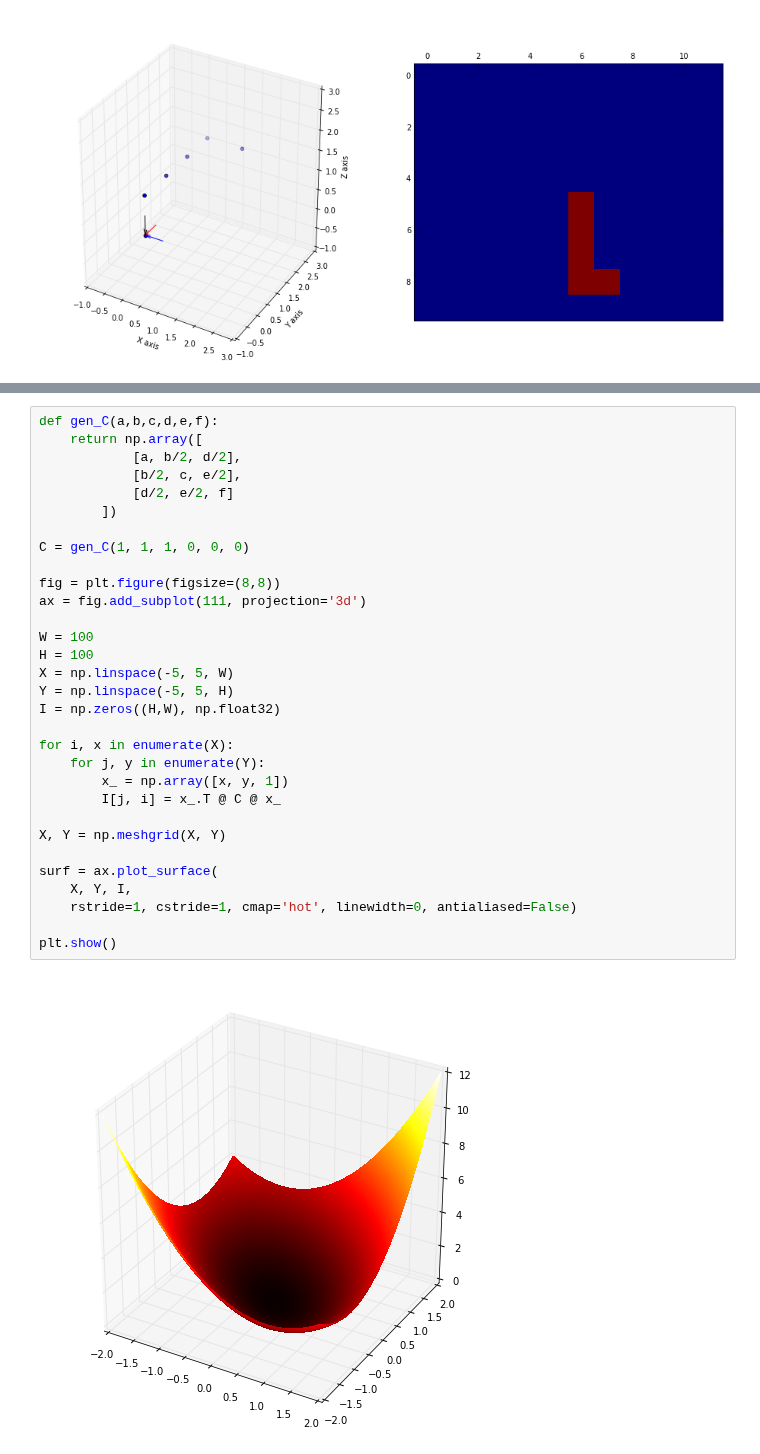
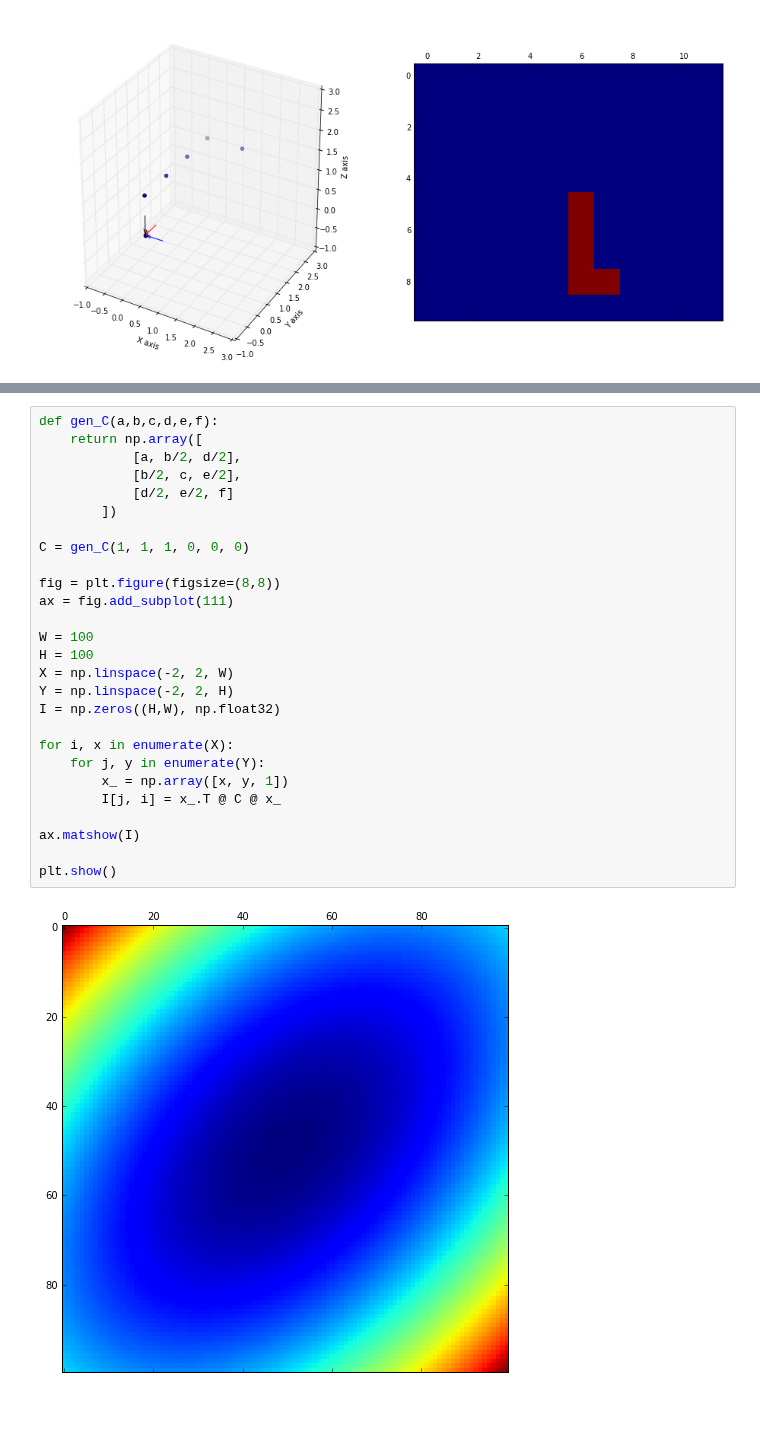
Before and after one commit to justayak/playground, a Jupyter notebook: computer_vision/multiple_view_geometry/multiple_view_geometry.ipynb, the cells around one changed output, grey strips where cells are left out. Saved outputs shown, nothing was run; the diff lists cells and outputs as text; blank space fills up the shorter version.

```diff
--- a/computer_vision/multiple_view_geometry/multiple_view_geometry.ipynb
+++ b/computer_vision/multiple_view_geometry/multiple_view_geometry.ipynb
@@ -232,33 +235,29 @@ $$
 # %%
 def gen_C(a,b,c,d,e,f):
     return np.array([
             [a, b/2, d/2],
             [b/2, c, e/2],
             [d/2, e/2, f]
         ])
 
 C = gen_C(1, 1, 1, 0, 0, 0)
 
 fig = plt.figure(figsize=(8,8))
-ax = fig.add_subplot(111, projection='3d')
+ax = fig.add_subplot(111)
 
 W = 100
 H = 100
-X = np.linspace(-5, 5, W)
-Y = np.linspace(-5, 5, H)
+X = np.linspace(-2, 2, W)
+Y = np.linspace(-2, 2, H)
 I = np.zeros((H,W), np.float32)
 
 for i, x in enumerate(X):
     for j, y in enumerate(Y):
         x_ = np.array([x, y, 1])
         I[j, i] = x_.T @ C @ x_
 
-X, Y = np.meshgrid(X, Y)
-
-surf = ax.plot_surface(
-    X, Y, I,
-    rstride=1, cstride=1, cmap='hot', linewidth=0, antialiased=False)
+ax.matshow(I)
 
 plt.show()
 # %% [output]
-[figure, old version]
+[figure, new version]
```
Also changed, not shown: parts of 4 cells of this notebook, 1 other file.
